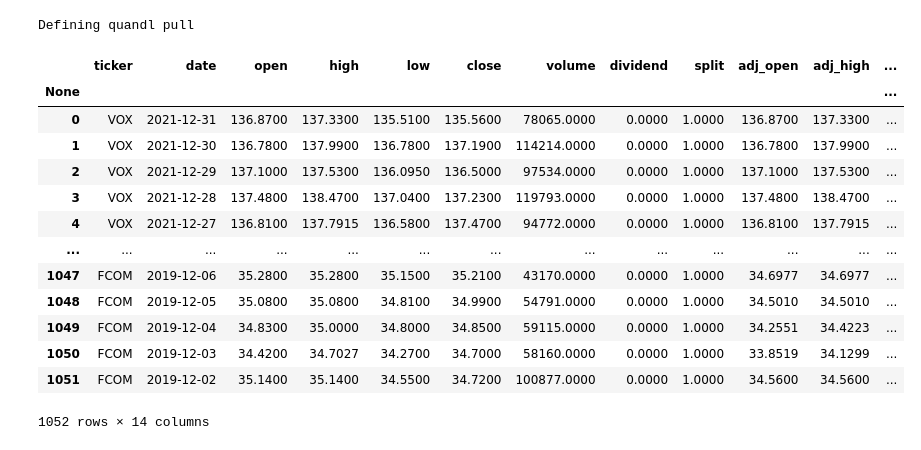
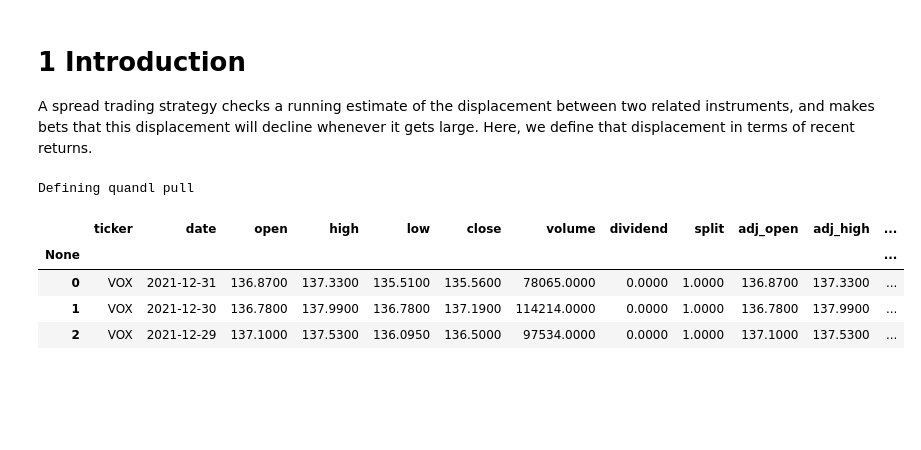
Before and after one commit to philipwlee/regquant, a Jupyter notebook: hw2_spread_sim/hw2_spread_sim_philip_lee_12129240.ipynb, the cells around one changed output. Cells and saved outputs as stored; diff of their text form; code cells hidden in the pictures; blank space fills up the shorter version.

```diff
--- a/hw2_spread_sim/hw2_spread_sim_philip_lee_12129240.ipynb
+++ b/hw2_spread_sim/hw2_spread_sim_philip_lee_12129240.ipynb
@@ -22,42 +19,38 @@ from common.config import QUANDL_API_KEY  # If you are not Philip, you don't hav
 
 quandl.ApiConfig.api_key = QUANDL_API_KEY # Replace with your API key if running.
+# %% [markdown]
+# 1 Introduction
+
+A spread trading strategy checks a running estimate of the displacement between two related instruments, and makes bets that this displacement will decline whenever it gets large. Here, we define that displacement in terms of recent returns.
 # %%
 START_DATE    = "2019-12-02"
 END_DATE      = "2021-12-31"
 
 QUANDL_DB     = "QUOTEMEDIA/PRICES"
-QUANDL_ASSETS = ("FCOM", "VOX")
+QUANDL_ASSETS = ["FCOM", "VOX"]
 
 FF_TABLE      = "F-F_Research_Data_Factors_daily"
 FF_DB         = "famafrench"
 # %%
 if "pull_quandl" in globals():
     print("Not re-defining.")
 else:
     print("Defining quandl pull")
     @functools.lru_cache(maxsize=16)
     def pull_quandl(db, assets, start_date, end_date):
-        ret = quandl.get_table(db, ticker=list(assets), date={"gte":START_DATE, "lte":END_DATE})
+        ret = quandl.get_table(db, ticker=list(assets),
+                               date={"gte":START_DATE, "lte":END_DATE})
         return ret
 
-eod_raw = pull_quandl(QUANDL_DB, QUANDL_ASSETS, START_DATE, END_DATE)
-display(eod_raw)
+eod_raw = pull_quandl(QUANDL_DB, tuple(QUANDL_ASSETS), START_DATE, END_DATE)
+display(eod_raw.head(3))
 # %% [output]
 Defining quandl pull
 |  | ticker | date | open | high | low | close | volume | dividend | split | adj_open | adj_high | ... |
 | None |  |  |  |  |  |  |  |  |  |  |  | ... |
 | 0 | VOX | 2021-12-31 | 136.8700 | 137.3300 | 135.5100 | 135.5600 | 78065.0000 | 0.0000 | 1.0000 | 136.8700 | 137.3300 | ... |
 | 1 | VOX | 2021-12-30 | 136.7800 | 137.9900 | 136.7800 | 137.1900 | 114214.0000 | 0.0000 | 1.0000 | 136.7800 | 137.9900 | ... |
 | 2 | VOX | 2021-12-29 | 137.1000 | 137.5300 | 136.0950 | 136.5000 | 97534.0000 | 0.0000 | 1.0000 | 137.1000 | 137.5300 | ... |
-| 3 | VOX | 2021-12-28 | 137.4800 | 138.4700 | 137.0400 | 137.2300 | 119793.0000 | 0.0000 | 1.0000 | 137.4800 | 138.4700 | ... |
-| 4 | VOX | 2021-12-27 | 136.8100 | 137.7915 | 136.5800 | 137.4700 | 94772.0000 | 0.0000 | 1.0000 | 136.8100 | 137.7915 | ... |
-| ... | ... | ... | ... | ... | ... | ... | ... | ... | ... | ... | ... | ... |
-| 1047 | FCOM | 2019-12-06 | 35.2800 | 35.2800 | 35.1500 | 35.2100 | 43170.0000 | 0.0000 | 1.0000 | 34.6977 | 34.6977 | ... |
-| 1048 | FCOM | 2019-12-05 | 35.0800 | 35.0800 | 34.8100 | 34.9900 | 54791.0000 | 0.0000 | 1.0000 | 34.5010 | 34.5010 | ... |
-| 1049 | FCOM | 2019-12-04 | 34.8300 | 35.0000 | 34.8000 | 34.8500 | 59115.0000 | 0.0000 | 1.0000 | 34.2551 | 34.4223 | ... |
-| 1050 | FCOM | 2019-12-03 | 34.4200 | 34.7027 | 34.2700 | 34.7000 | 58160.0000 | 0.0000 | 1.0000 | 33.8519 | 34.1299 | ... |
-| 1051 | FCOM | 2019-12-02 | 35.1400 | 35.1400 | 34.5500 | 34.7200 | 100877.0000 | 0.0000 | 1.0000 | 34.5600 | 34.5600 | ... |
-1052 rows × 14 columns
 # %%
 ff_raw = pdr.data.DataReader(FF_TABLE, FF_DB,
                             ''.join(START_DATE.split('-')),
```
Also changed, not shown: parts of 16 cells of this notebook.
